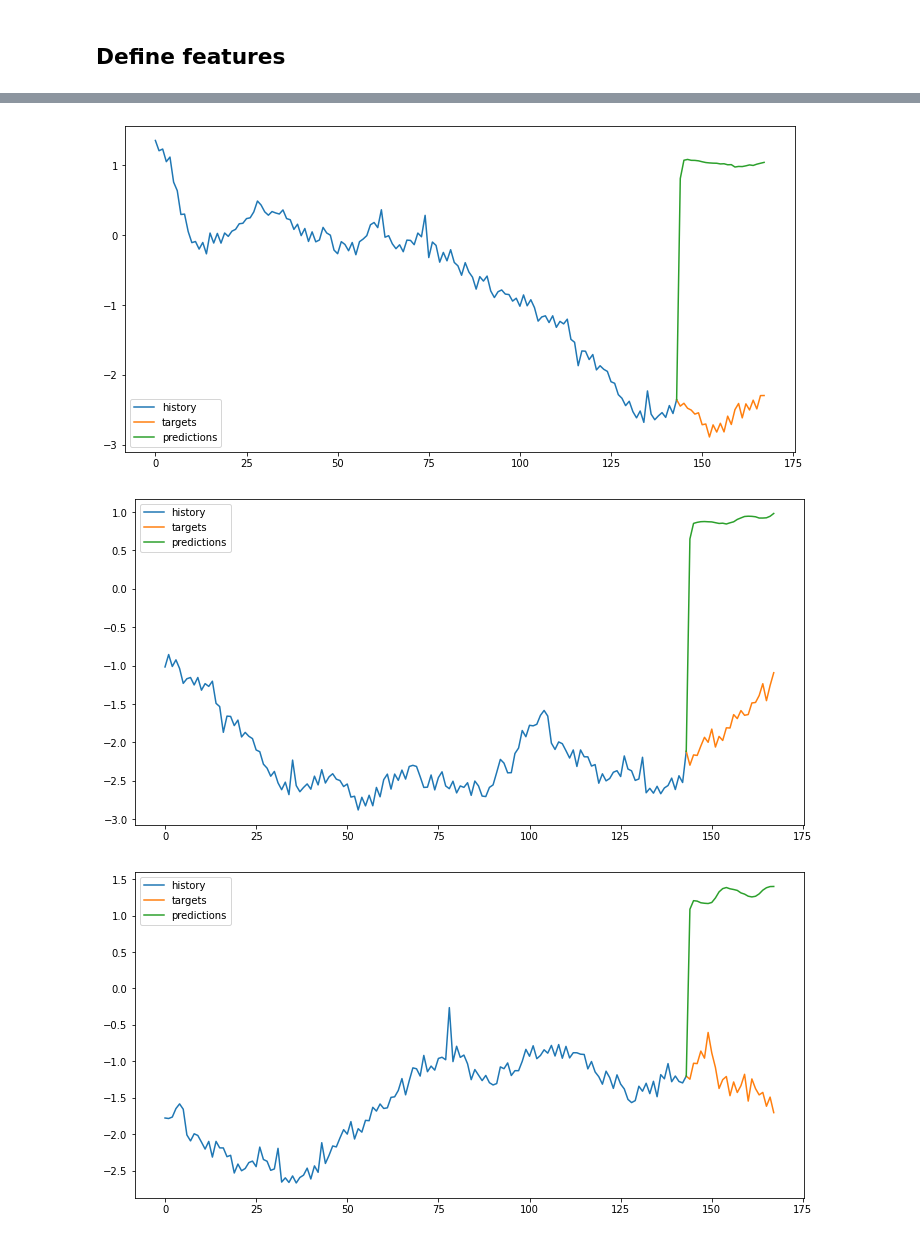
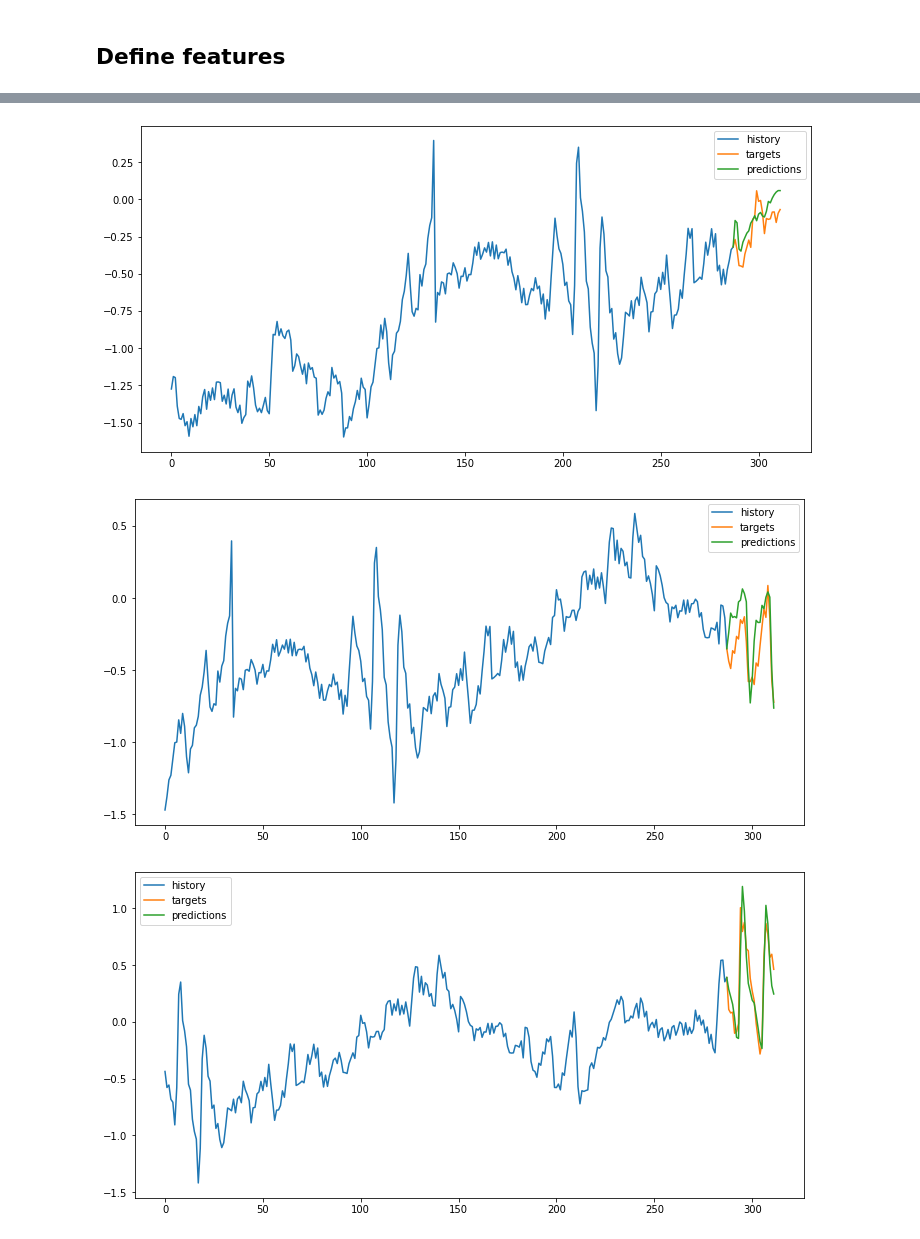
Before and after one commit to Kohmann/DL-power-imbalance-forecasting, a Jupyter notebook: model_training.ipynb, the cells around one changed output, grey strips where cells are left out. Saved outputs shown, nothing was run; the diff lists cells and outputs as text; code cells hidden in the pictures.

```diff
--- a/model_training.ipynb
+++ b/model_training.ipynb
@@ -57,9 +55,9 @@ column_indcies = ['hydro', 'micro', 'thermal', 'wind', 'total',
        'Week sine', 'Week cosine', 'prev_y_288', 'prev_y_1'] ## y should be last column,
 
 lags = [1,12*24]
-addNoise = True
+addNoise = False # sigma = 10
 lag_mean_prev_day = False
-struc_imbalance = True
+struc_imbalance = False
 
 target_name = "y_struc_imb" if struc_imbalance else "y"
 column_indcies.append(target_name)
@@ -97,8 +105,8 @@ train_data.head()
 # %%
 %autoreload
 from functions import WindowGenerator, build_model, fit_and_plot
-generator = WindowGenerator(train_data=train_data[-12*24*15:], test_data=test_data[:12*24*15] , target=target_name,
-							n_input=12*24, n_output=1, shift=1, num_predictions=12*2, batch_size=32)
+generator = WindowGenerator(train_data=train_data, test_data=test_data , target=target_name,
+							n_input=12*24*2, n_output=1, shift=1, num_predictions=12*2, batch_size=32)
 
 generator.getTrainData()
 # %% [output]
@@ -106,5 +114,5 @@ generator.getTrainData()
 # %%
-model = build_model(generator.getInputShape(), load_prev_model=False)
-#model = build_model(load_prev_model="model_weights/lstm_512_epochs20_alldata.h5")
+#model = build_model(generator.getInputShape(), load_prev_model=False)
+model = build_model(load_prev_model="model_weights/GRU_64_10epochs_input_576_prev_y1_prev_y288.h5")
 model.summary()
 # %% [output]
@@ -130,6 +142,4 @@ KeyboardInterrupt:
-# %%
-model = fit_and_plot(model, generator.getTrainData(), generator.getTestData(), epochs=5)
 # %%
-model.load_weights("model_weights/checkpoints/cp-0002.ckpt")
+#model.load_weights("model_weights/checkpoints/cp-0001.ckpt")
 generator.predict_and_plot(model, data_raw=test_data, start_positions=[0,100, 200, 300, 400, 500, 600, 700], save_plot=False)
 # %% [output]
@@ -137,3 +147,3 @@ generator.predict_and_plot(model, data_raw=test_data, start_positions=[0,100, 20
-[figure, old version]
+[figure, new version]
-[figure, old version]
+[figure, new version]
-[figure, old version]
+[figure, new version]
```
Also changed, not shown: parts of 11 cells of this notebook, 1 other file.
